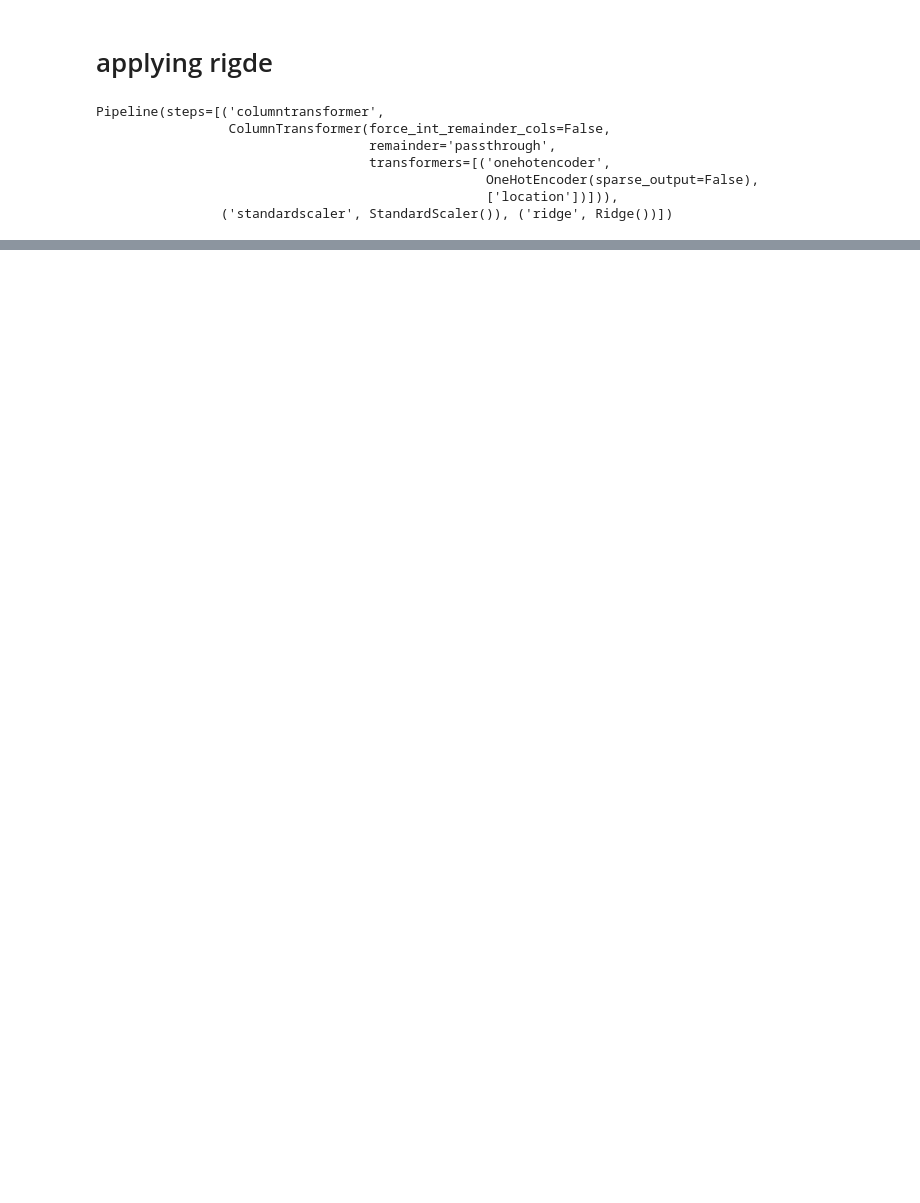
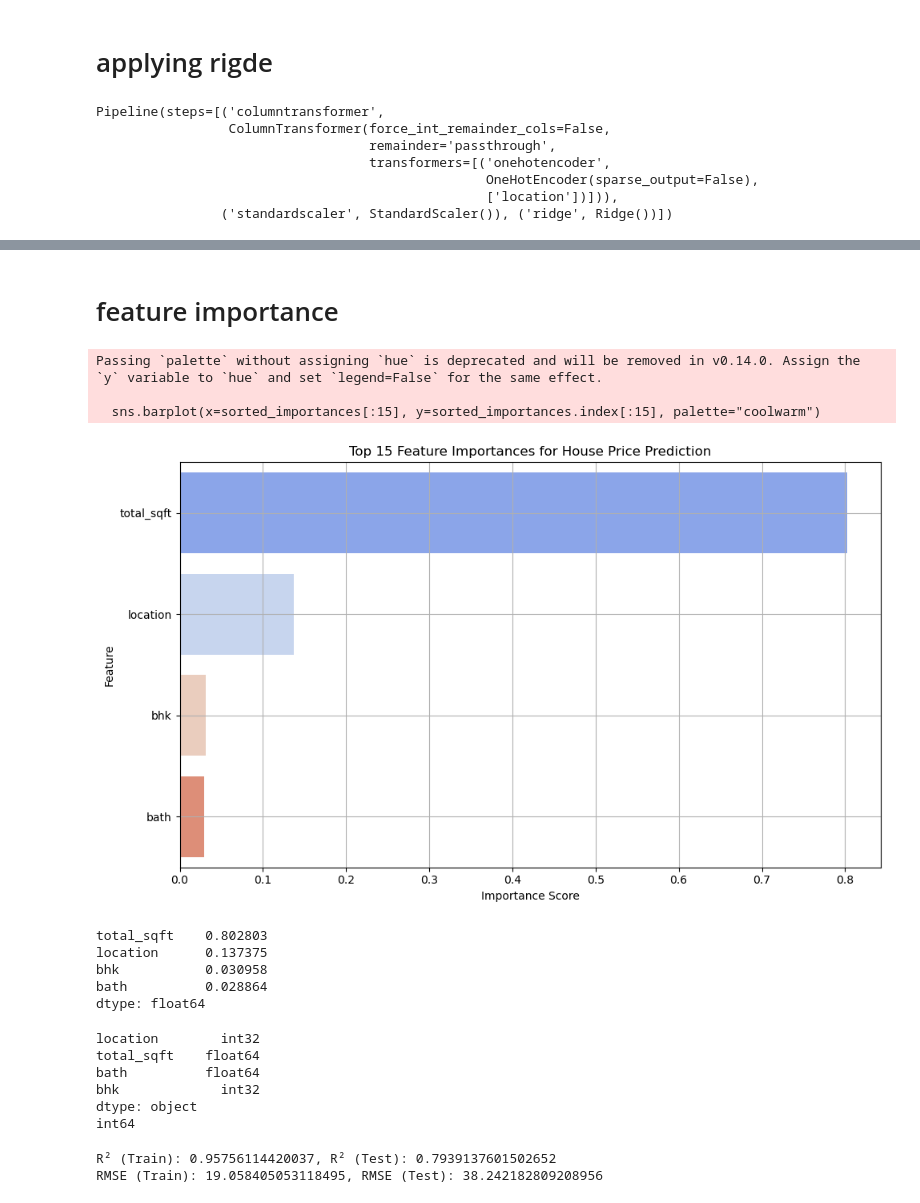
Before and after one commit to khushimalik3122/house-price-predictor-19, a Jupyter notebook: house price predictor (2).ipynb, the cells around one changed output, grey strips where cells are left out. Cells and saved outputs as stored; diff of their text form; code cells hidden in the pictures; blank space fills up the shorter version.

```diff
--- a/house price predictor (2).ipynb
+++ b/house price predictor (2).ipynb
@@ -467,6 +468,14 @@ from sklearn.pipeline import make_pipeline
 from sklearn.metrics import r2_score
 # %%
 X_train , X_test , y_train , y_test = train_test_split( X , y , test_size=0.2 , random_state=0)
+# %%
+import pandas as pd
+
+# Assuming X_train and y_train are Pandas objects
+# Use the column transformer to preprocess X_train
+X_train_transformed = column_trans.fit_transform(X_train)
+x_train=X_train_transformed
+y_train = y_train.astype('int64')
 # %%
 print(X_train.shape)
 print(X_test.shape)
@@ -561,0 +567,69 @@ pickle.dump(pipe,open('RidgeModel.pkl','wb'))
+# %% [markdown]
+# feature importance
+# %%
+from sklearn.ensemble import RandomForestRegressor
+from sklearn.preprocessing import LabelEncoder
+import pandas as pd
+import matplotlib.pyplot as plt
+import seaborn as sns
+
+# Encode categorical columns
+label_encoder = LabelEncoder()
+for column in X_train.select_dtypes(include=['object']).columns:
+    X_train[column] = label_encoder.fit_transform(X_train[column])
+    X_test[column] = label_encoder.transform(X_test[column])
+
+# Fit Random Forest model for feature importance
+rf_model = RandomForestRegressor(random_state=42)
+rf_model.fit(X_train, y_train)
+
+# Get feature importances
+feature_importances = pd.Series(rf_model.feature_importances_, index=X_train.columns)
+sorted_importances = feature_importances.sort_values(ascending=False)
+
+# Plot the top 15 features
+plt.figure(figsize=(10, 6))
+sns.barplot(x=sorted_importances[:15], y=sorted_importances.index[:15], palette="coolwarm")
+plt.title("Top 15 Feature Importances for House Price Prediction")
+plt.xlabel("Importance Score")
+plt.ylabel("Feature")
+plt.tight_layout()
+plt.grid(True)
+plt.show()
+
+# Display top 15 features
+print(sorted_importances.head(15))
+# %% [output]
+Passing `palette` without assigning `hue` is deprecated and will be removed in v0.14.0. Assign the `y` variable to `hue` and set `legend=False` for the same effect.
+
+  sns.barplot(x=sorted_importances[:15], y=sorted_importances.index[:15], palette="coolwarm")
+[figure, added]
+total_sqft    0.802803
+location      0.137375
+bhk           0.030958
+bath          0.028864
+dtype: float64
+# %%
+print(X_train.dtypes)
+print(y_train.dtypes)
+# %% [output]
+location        int32
+total_sqft    float64
+bath          float64
+bhk             int32
+dtype: object
+int64
+# %%
+from sklearn.metrics import r2_score, mean_squared_error
+import numpy as np
+
+r2_train = r2_score(y_train, rf_model.predict(X_train))
+r2_test = r2_score(y_test, rf_model.predict(X_test))
+rmse_train = np.sqrt(mean_squared_error(y_train, rf_model.predict(X_train)))
+rmse_test = np.sqrt(mean_squared_error(y_test, rf_model.predict(X_test)))
+
+print(f"R² (Train): {r2_train}, R² (Test): {r2_test}")
+print(f"RMSE (Train): {rmse_train}, RMSE (Test): {rmse_test}")
+# %% [output]
+R² (Train): 0.95756114420037, R² (Test): 0.7939137601502652
+RMSE (Train): 19.058405053118495, RMSE (Test): 38.242182809208956
```
Also changed, not shown: parts of 47 cells of this notebook, 11 other files.
